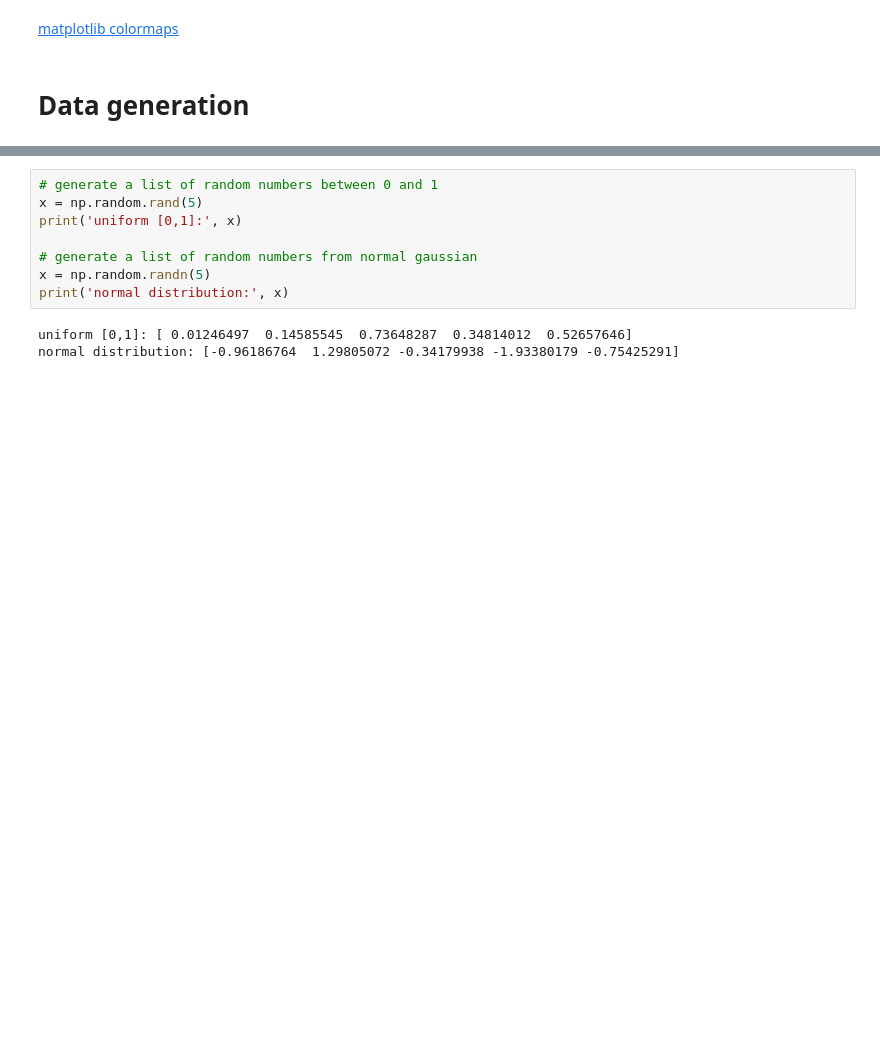
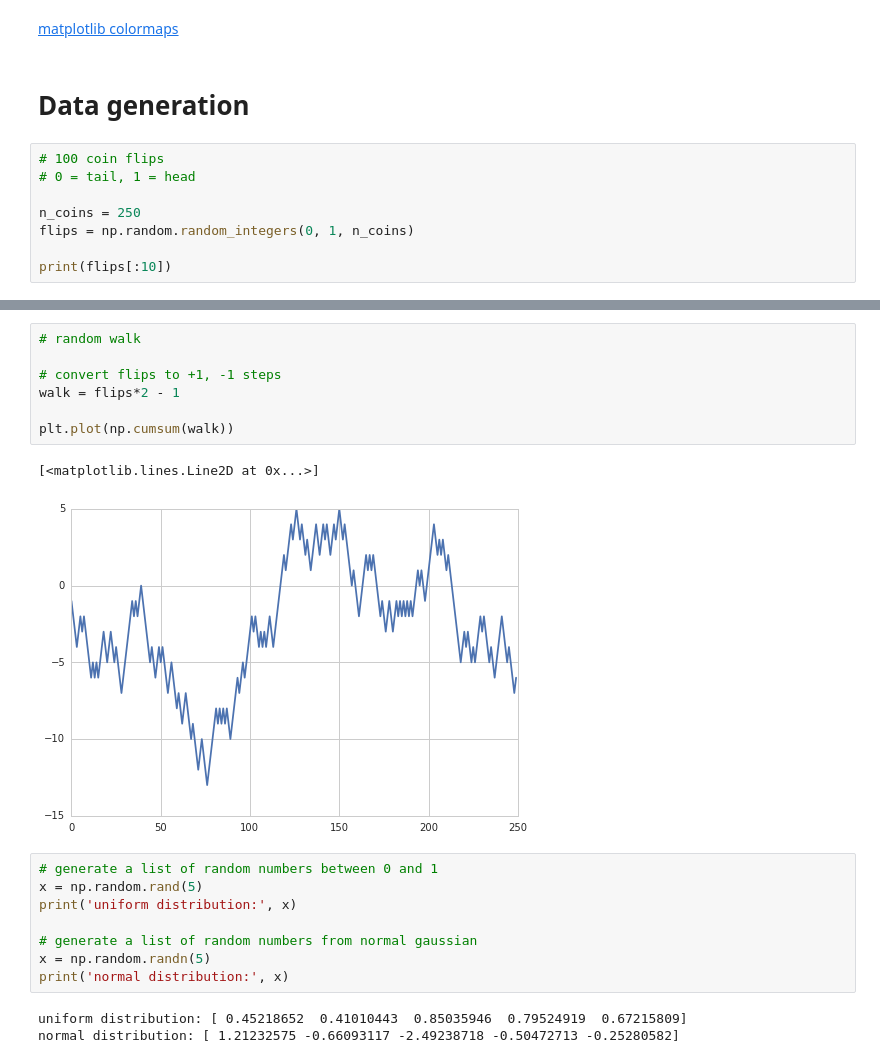
Before and after one commit to vanzaj/pytalks, a Jupyter notebook: 20150411_PyLadies_analytics/workshop.ipynb, the cells around one changed output, grey strips where cells are left out. Cells and saved outputs as stored; diff of their text form; blank space fills up the shorter version.

```diff
--- a/20150411_PyLadies_analytics/workshop.ipynb
+++ b/20150411_PyLadies_analytics/workshop.ipynb
@@ -464,3 +464,11 @@ plt.colorbar()
 [matplotlib colormaps](http://matplotlib.org/examples/color/colormaps_reference.html)
 # %% [markdown]
 # Data generation
+# %%
+# 100 coin flips
+# 0 = tail, 1 = head
+
+n_coins = 250
+flips = np.random.random_integers(0, 1, n_coins)
+
+print(flips[:10])
@@ -467,14 +485,24 @@ plt.colorbar()
+# %%
+# random walk
+
+# convert flips to +1, -1 steps
+walk = flips*2 - 1
+
+plt.plot(np.cumsum(walk))
+# %% [output]
+[<matplotlib.lines.Line2D at 0x...>]
+[figure, added]
 # %%
 # generate a list of random numbers between 0 and 1
 x = np.random.rand(5)
-print('uniform [0,1]:', x)
+print('uniform distribution:', x)
 
 # generate a list of random numbers from normal gaussian
 x = np.random.randn(5)
 print('normal distribution:', x)
 # %% [output]
-uniform [0,1]: [ 0.01246497  0.14585545  0.73648287  0.34814012  0.52657646]
-normal distribution: [-0.96186764  1.29805072 -0.34179938 -1.93380179 -0.75425291]
+uniform distribution: [ 0.45218652  0.41010443  0.85035946  0.79524919  0.67215809]
+normal distribution: [ 1.21232575 -0.66093117 -2.49238718 -0.50472713 -0.25280582]
 # %%
 plt.hist(np.random.randn(1000));
 # %% [output]
```
Also changed, not shown: parts of 32 cells of this notebook, 1 other file.
